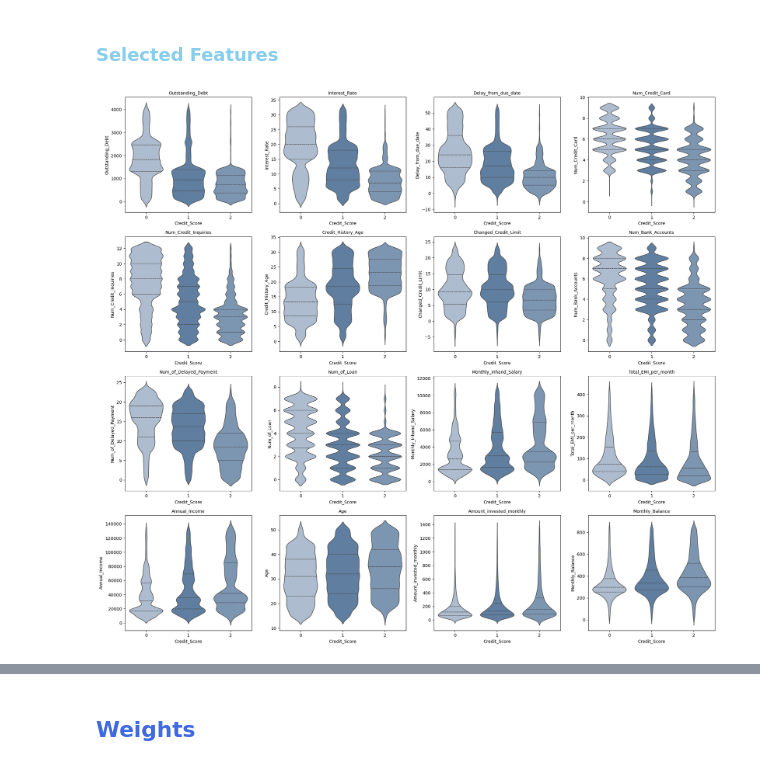
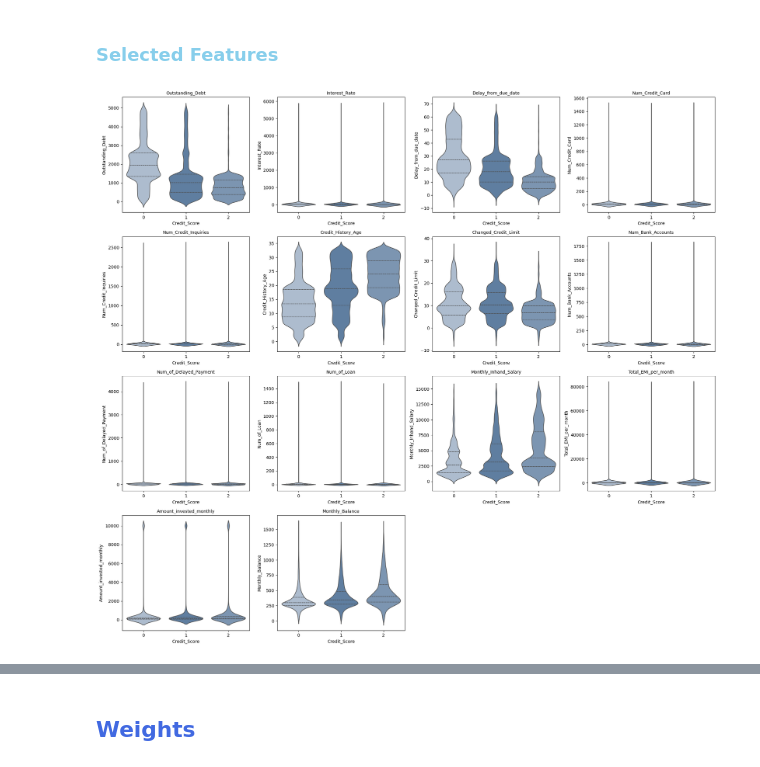
Before and after one commit to LuisMB09/modelos_de_credito, a Jupyter notebook: Proyecto1/Credit_Score.ipynb, the cells around one changed output, grey strips where cells are left out. Cells and saved outputs as stored; diff of their text form; code cells hidden in the pictures.

```diff
--- a/Proyecto1/Credit_Score.ipynb
+++ b/Proyecto1/Credit_Score.ipynb
@@ -45,11 +46,11 @@ y = data[target]
 X_train, X_test, y_train, y_test = train_test_split(X, y, test_size=0.2, random_state=42, stratify=y)
 # %%
 # Logistic Regression
-model = LogisticRegression()
-model.fit(X_train, y_train)
+model_log = LogisticRegression()
+model_log.fit(X_train, y_train)
 
 # Predictions
-y_pred = model.predict(X_test)
+y_pred = model_log.predict(X_test)
 
 # Evaluation
 print(classification_report(y_test, y_pred))
@@ -213,40 +214,39 @@ variables = [
     'Num_of_Loan',
     'Monthly_Inhand_Salary',
     'Total_EMI_per_month',
-    'Annual_Income',
-    'Age',
     'Amount_invested_monthly',
     'Monthly_Balance'
 ]
 
 n_cols = 4
 n_rows = int(np.ceil(len(variables) / n_cols))
 
 fig, axes = plt.subplots(n_rows, n_cols, figsize=(20, 18))
 axes = axes.flatten()
 
 # We filter by the 95th percentile to avoid outliers distorting the plots, but we keep all the data for the analysis. We look for clear patterns in the data distribution.
 for i, var in enumerate(variables):
 
-    data_filtered = data[data[var] < data[var].quantile(0.95)]
+    #data_filtered = data[data[var] < data[var].quantile(0.95)]
+    data_filtered = data
 
     sns.violinplot(
         data=data_filtered,
         x='Credit_Score',
         y=var,
         common_norm=False,
         inner='quartile',
         ax=axes[i],
         palette=color_palette
     )
 
     axes[i].set_title(var, fontsize=10)
     axes[i].tick_params(axis='x', rotation=0)
 
 for j in range(i+1, len(axes)):
     fig.delaxes(axes[j])
 
 plt.tight_layout()
 plt.show()
 # %% [output]
-[figure, old version]
+[figure, new version]
```
Also changed, not shown: parts of 29 cells of this notebook, 4 other files.
